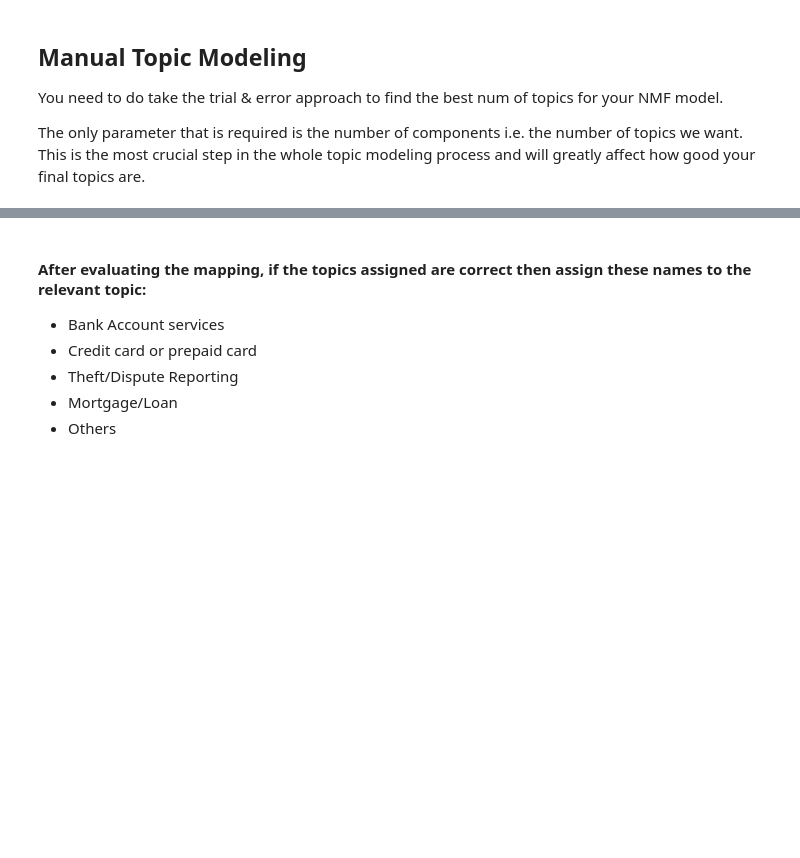
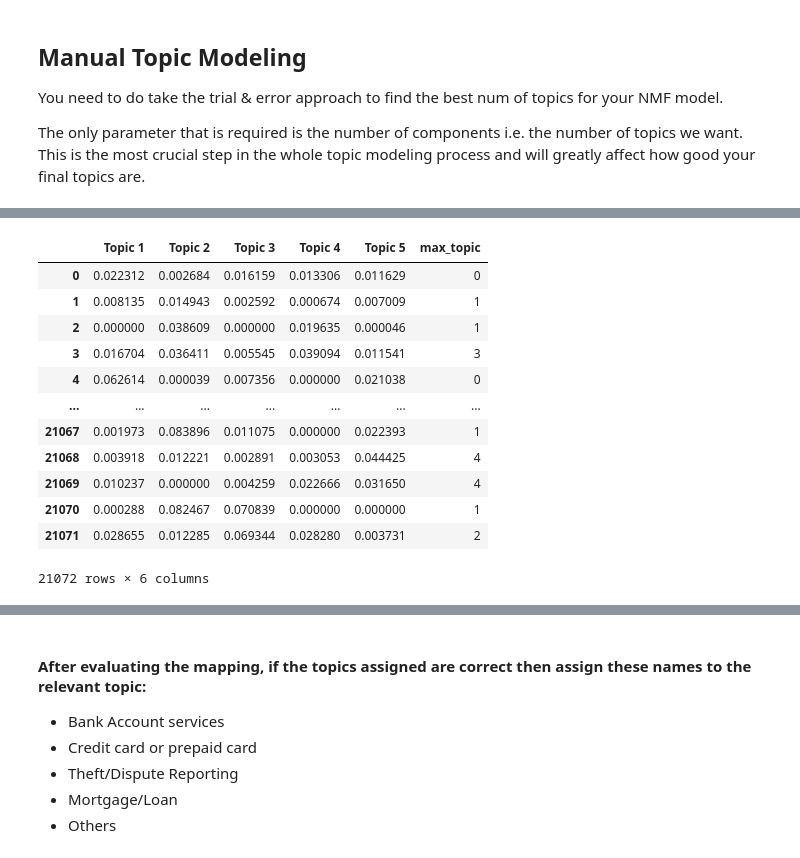
Before and after one commit to ArjunAshokKumar/Automatic-Ticket-Classification, a Jupyter notebook: Automatic_Ticket_Classification_Assignment.ipynb, the cells around one changed output, grey strips where cells are left out. Saved outputs shown, nothing was run; the diff lists cells and outputs as text; code cells hidden in the pictures; blank space fills up the shorter version.

Commit message:
Feature Extraction and Topic Modeling

```diff
--- a/Automatic_Ticket_Classification_Assignment.ipynb
+++ b/Automatic_Ticket_Classification_Assignment.ipynb
@@ -546,8 +580,11 @@ You need to do take the trial & error approach to find the best num of topics fo
 The only parameter that is required is the number of components i.e. the number of topics we want. This is the most crucial step in the whole topic modeling process and will greatly affect how good your final topics are.
 # %%
 #Load your nmf_model with the n_components i.e 5
-num_topics = #write the value you want to test out
+num_topics = 5#write the value you want to test out
 
 #keep the random_state =40
-nmf_model = #write your code here
+nmf_model = NMF(n_components=num_topics, random_state=40)
+# %%
+W = nmf_model.fit_transform(DTM)
+H = nmf_model.components_
 # %%
@@ -557,0 +593,11 @@ len(tfidf.get_feature_names())
+# %%
+#Print the Top15 words for each of the topics
+
+words = np.array(vectorizer.get_feature_names())
+topic_words = pd.DataFrame(np.zeros((num_topics, 15)), index=[f'Topic {i + 1}' for i in range(num_topics)],
+                           columns=[f'Word {i + 1}' for i in range(15)]).astype(str)
+for i in range(num_topics):
+    ix = H[i].argsort()[::-1][:15]
+    topic_words.iloc[i] = words[ix]
+
+topic_words
@@ -558,5 +611,30 @@ len(tfidf.get_feature_names())
 # %%
 #Create the best topic for each complaint in terms of integer value 0,1,2,3 & 4
+topic_mapping = {
+    'Topic 1': '0',
+    'Topic 2': '1',
+    'Topic 3': '2',
+    'Topic 4': '3',
+    'Topic 5': '4'
+}
+# %%
+W = pd.DataFrame(W, columns=[f'Topic {i + 1}' for i in range(num_topics)])
+W['max_topic'] = W.apply(lambda x: topic_mapping.get(x.idxmax()), axis=1)
+W
+# %% [output]
+|  | Topic 1 | Topic 2 | Topic 3 | Topic 4 | Topic 5 | max_topic |
+| 0 | 0.022312 | 0.002684 | 0.016159 | 0.013306 | 0.011629 | 0 |
+| 1 | 0.008135 | 0.014943 | 0.002592 | 0.000674 | 0.007009 | 1 |
+| 2 | 0.000000 | 0.038609 | 0.000000 | 0.019635 | 0.000046 | 1 |
+| 3 | 0.016704 | 0.036411 | 0.005545 | 0.039094 | 0.011541 | 3 |
+| 4 | 0.062614 | 0.000039 | 0.007356 | 0.000000 | 0.021038 | 0 |
+| ... | ... | ... | ... | ... | ... | ... |
+| 21067 | 0.001973 | 0.083896 | 0.011075 | 0.000000 | 0.022393 | 1 |
+| 21068 | 0.003918 | 0.012221 | 0.002891 | 0.003053 | 0.044425 | 4 |
+| 21069 | 0.010237 | 0.000000 | 0.004259 | 0.022666 | 0.031650 | 4 |
+| 21070 | 0.000288 | 0.082467 | 0.070839 | 0.000000 | 0.000000 | 1 |
+| 21071 | 0.028655 | 0.012285 | 0.069344 | 0.028280 | 0.003731 | 2 |
+21072 rows × 6 columns
 # %%
 #Assign the best topic to each of the cmplaints in Topic Column
 
```
Also changed, not shown: parts of 11 cells of this notebook.
